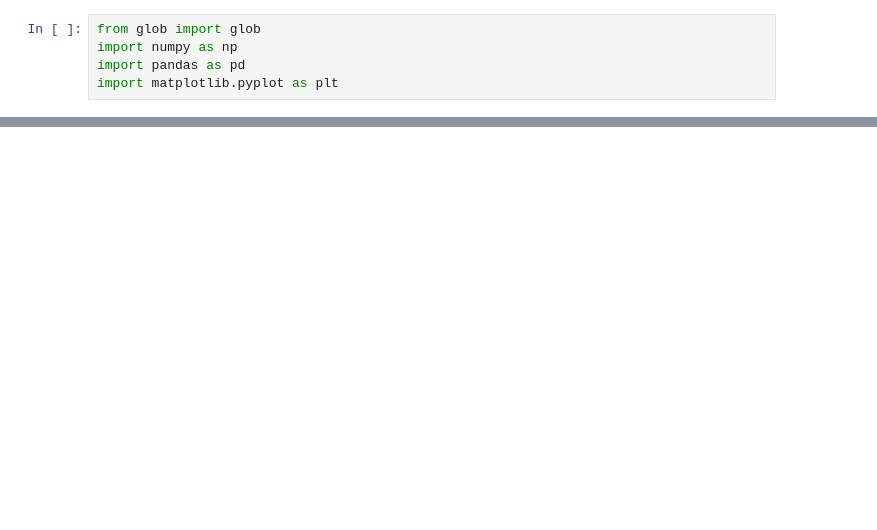
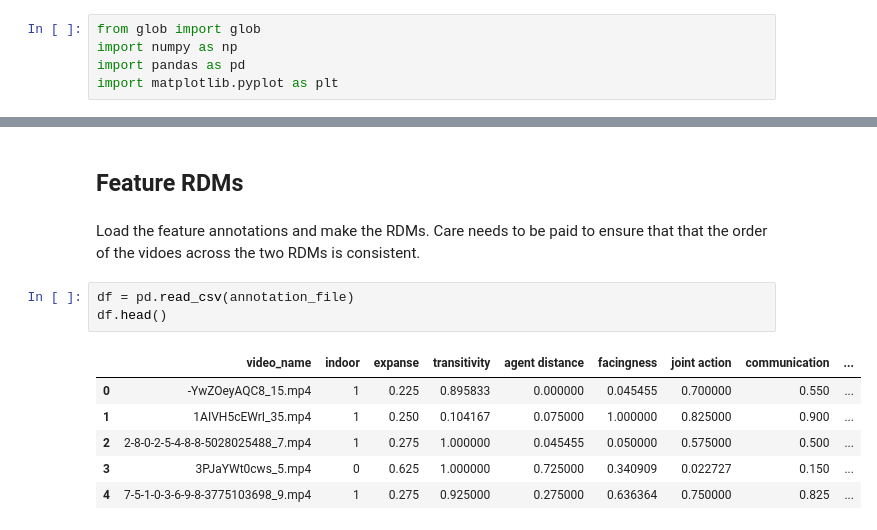
Before and after one commit to Isik-lab/SIEEG_analysis, a Jupyter notebook: notebooks/Untitled.ipynb, the cells around one changed output, grey strips where cells are left out. Cells and saved outputs as stored; diff of their text form; blank space fills up the shorter version.

```diff
--- a/notebooks/Untitled.ipynb
+++ b/notebooks/Untitled.ipynb
@@ -27,0 +30,14 @@ print(i, c)
+# %% [markdown]
+## Feature RDMs
+# %% [markdown]
+Load the feature annotations and make the RDMs. Care needs to be paid to ensure that that the order of the vidoes across the two RDMs is consistent.
+# %%
+df = pd.read_csv(annotation_file)
+df.head()
+# %% [output]
+|  | video_name | indoor | expanse | transitivity | agent distance | facingness | joint action | communication | ... |
+| 0 | -YwZOeyAQC8_15.mp4 | 1 | 0.225 | 0.895833 | 0.000000 | 0.045455 | 0.700000 | 0.550 | ... |
+| 1 | 1AIVH5cEWrI_35.mp4 | 1 | 0.250 | 0.104167 | 0.075000 | 1.000000 | 0.825000 | 0.900 | ... |
+| 2 | 2-8-0-2-5-4-8-8-5028025488_7.mp4 | 1 | 0.275 | 1.000000 | 0.045455 | 0.050000 | 0.575000 | 0.500 | ... |
+| 3 | 3PJaYWt0cws_5.mp4 | 0 | 0.625 | 1.000000 | 0.725000 | 0.340909 | 0.022727 | 0.150 | ... |
+| 4 | 7-5-1-0-3-6-9-8-3775103698_9.mp4 | 1 | 0.275 | 0.925000 | 0.275000 | 0.636364 | 0.750000 | 0.825 | ... |
```
Also changed, not shown: parts of 7 cells of this notebook, 1 other file.
